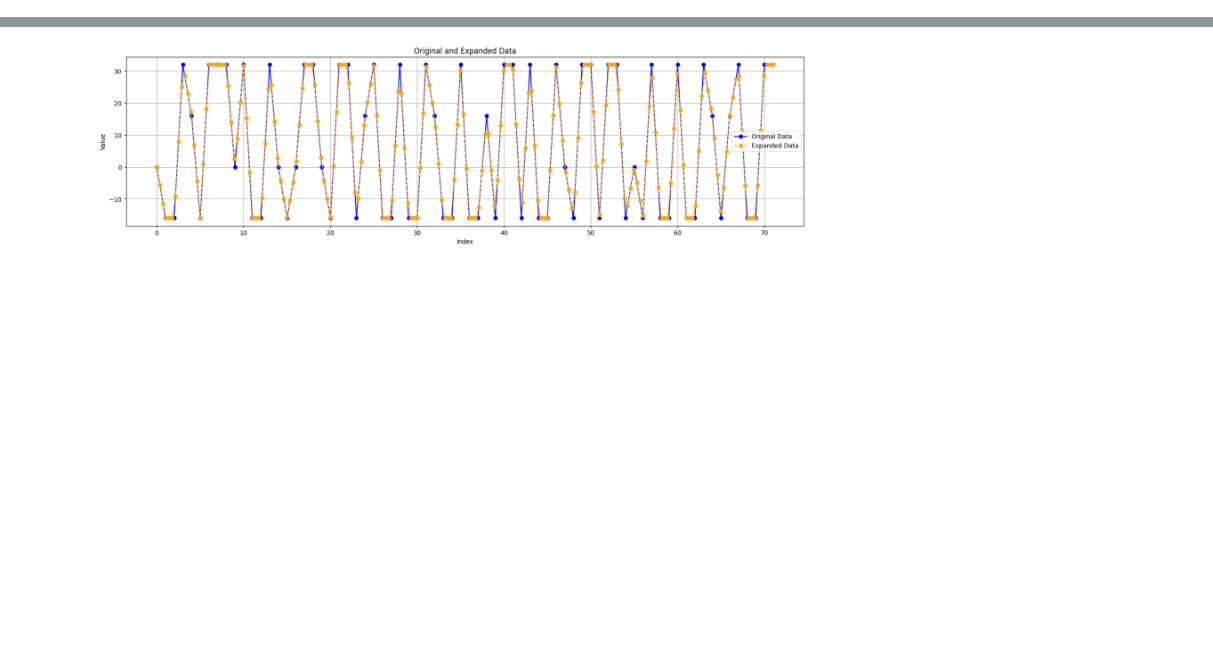
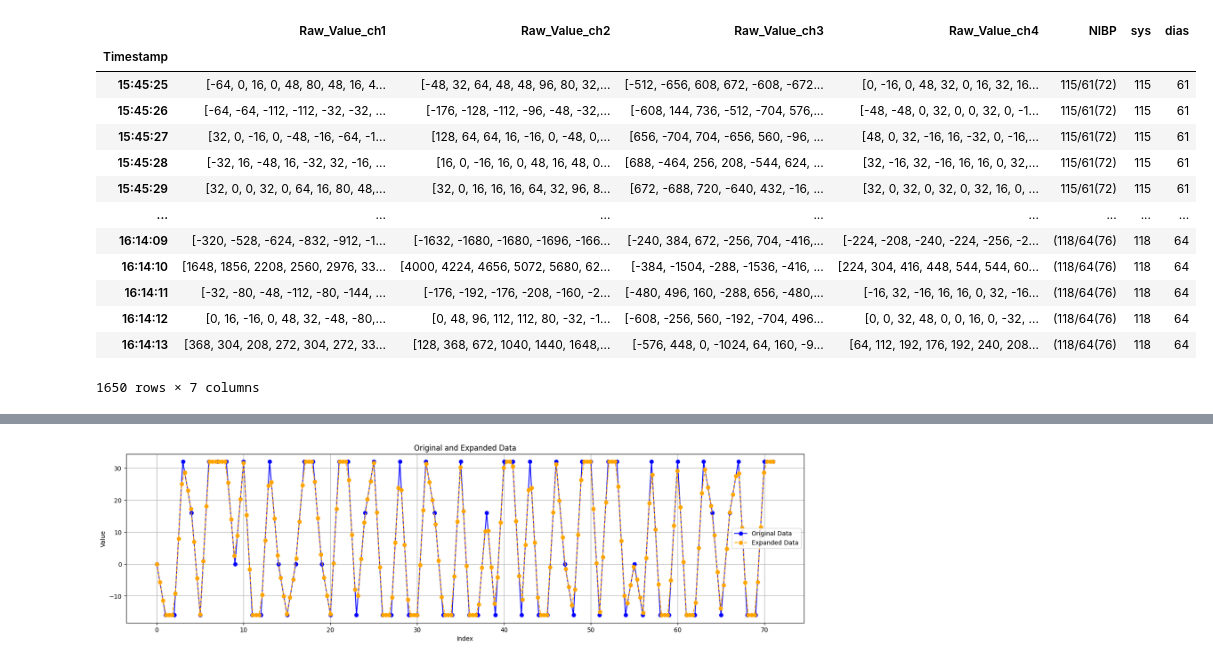
Before and after one commit to Adith-blusim/BP-, a Jupyter notebook: interpolation.ipynb, the cells around one changed output, grey strips where cells are left out. Cells and saved outputs as stored; diff of their text form; code cells hidden in the pictures; blank space fills up the shorter version.

```diff
--- a/interpolation.ipynb
+++ b/interpolation.ipynb
@@ -1,2 +1,55 @@
 # %% [markdown]
 <a href="https://colab.research.google.com/github/Adith-blusim/BP-/blob/main/interpolation.ipynb" target="_parent"><img src="https://colab.research.google.com/assets/colab-badge.svg" alt="Open In Colab"/></a>
+# %%
+#Deleting all values of "sys" greater than 121:
+#seconds data
+
+import pandas as pd
+import numpy as np
+df = pd.read_csv("/content/drive/MyDrive/blusim/roi_updated_data.csv")
+df = df.dropna()
+df = df.reset_index(drop=True)
+df = df.drop(['Unix Timestamp','RESP','ECG','SPO2','PR'],axis=1)
+
+def extract_nibp_values(value):
+    # Remove spaces and extra brackets, extract the digits
+    cleaned_value = ''.join(filter(str.isdigit, value.replace(' ', '').replace('(', '').replace(')', '')))
+    sys_value = cleaned_value[:3]
+    dias_value = cleaned_value[3:5]
+    return sys_value, dias_value
+
+# Apply the function to "NIBP" column and create new columns "sys" and "dias"
+df['sys'], df['dias'] = zip(*df['NIBP'].apply(extract_nibp_values))
+
+rdf = pd.read_csv("/content/drive/MyDrive/blusim/mat_15.csv")
+rdf['Timestamp'] = pd.to_datetime(rdf['Timestamp'], format='%H:%M:%S')
+df['Timestamp'] = pd.to_datetime(df['Timestamp'], format='%H:%M:%S')
+rdf['Timestamp'] = rdf['Timestamp'].dt.strftime('%H:%M:%S')
+
+df.set_index('Timestamp', inplace=True)
+rdf = rdf.groupby('Timestamp').agg(lambda x: x.tolist()).reset_index()
+rdf.set_index('Timestamp', inplace=True)
+df=df.resample('S').ffill()
+df.index = df.index.strftime('%H:%M:%S')
+
+ldf = pd.merge(rdf,df, left_index=True, right_index=True)
+ldf[['sys', 'dias']] = ldf[['sys', 'dias']].replace('', np.nan)
+ldf.dropna(how='any', inplace=True)
+ldf['sys'] = pd.to_numeric(ldf['sys'], errors='coerce')
+ldf = ldf.drop(ldf[ldf['sys'].gt(121)].index)
+ldf
+# %% [output]
+|  | Raw_Value_ch1 | Raw_Value_ch2 | Raw_Value_ch3 | Raw_Value_ch4 | NIBP | sys | dias |
+| Timestamp |  |  |  |  |  |  |  |
+| 15:45:25 | [-64, 0, 16, 0, 48, 80, 48, 16, 4... | [-48, 32, 64, 48, 48, 96, 80, 32,... | [-512, -656, 608, 672, -608, -672... | [0, -16, 0, 48, 32, 0, 16, 32, 16... | 115/61(72) | 115 | 61 |
+| 15:45:26 | [-64, -64, -112, -112, -32, -32, ... | [-176, -128, -112, -96, -48, -32,... | [-608, 144, 736, -512, -704, 576,... | [-48, -48, 0, 32, 0, 0, 32, 0, -1... | 115/61(72) | 115 | 61 |
+| 15:45:27 | [32, 0, -16, 0, -48, -16, -64, -1... | [128, 64, 64, 16, -16, 0, -48, 0,... | [656, -704, 704, -656, 560, -96, ... | [48, 0, 32, -16, 16, -32, 0, -16,... | 115/61(72) | 115 | 61 |
+| 15:45:28 | [-32, 16, -48, 16, -32, 32, -16, ... | [16, 0, -16, 16, 0, 48, 16, 48, 0... | [688, -464, 256, 208, -544, 624, ... | [32, -16, 32, -16, 16, 16, 0, 32,... | 115/61(72) | 115 | 61 |
+| 15:45:29 | [32, 0, 0, 32, 0, 64, 16, 80, 48,... | [32, 0, 16, 16, 16, 64, 32, 96, 8... | [672, -688, 720, -640, 432, -16, ... | [32, 0, 32, 0, 32, 0, 32, 16, 0, ... | 115/61(72) | 115 | 61 |
+| ... | ... | ... | ... | ... | ... | ... | ... |
+| 16:14:09 | [-320, -528, -624, -832, -912, -1... | [-1632, -1680, -1680, -1696, -166... | [-240, 384, 672, -256, 704, -416,... | [-224, -208, -240, -224, -256, -2... | (118/64(76) | 118 | 64 |
+| 16:14:10 | [1648, 1856, 2208, 2560, 2976, 33... | [4000, 4224, 4656, 5072, 5680, 62... | [-384, -1504, -288, -1536, -416, ... | [224, 304, 416, 448, 544, 544, 60... | (118/64(76) | 118 | 64 |
+| 16:14:11 | [-32, -80, -48, -112, -80, -144, ... | [-176, -192, -176, -208, -160, -2... | [-480, 496, 160, -288, 656, -480,... | [-16, 32, -16, 16, 16, 0, 32, -16... | (118/64(76) | 118 | 64 |
+| 16:14:12 | [0, 16, -16, 0, 48, 32, -48, -80,... | [0, 48, 96, 112, 112, 80, -32, -1... | [-608, -256, 560, -192, -704, 496... | [0, 0, 32, 48, 0, 0, 16, 0, -32, ... | (118/64(76) | 118 | 64 |
+| 16:14:13 | [368, 304, 208, 272, 304, 272, 33... | [128, 368, 672, 1040, 1440, 1648,... | [-576, 448, 0, -1024, 64, 160, -9... | [64, 112, 192, 176, 192, 240, 208... | (118/64(76) | 118 | 64 |
+1650 rows × 7 columns
```
Also changed, not shown: parts of 7 cells of this notebook.
